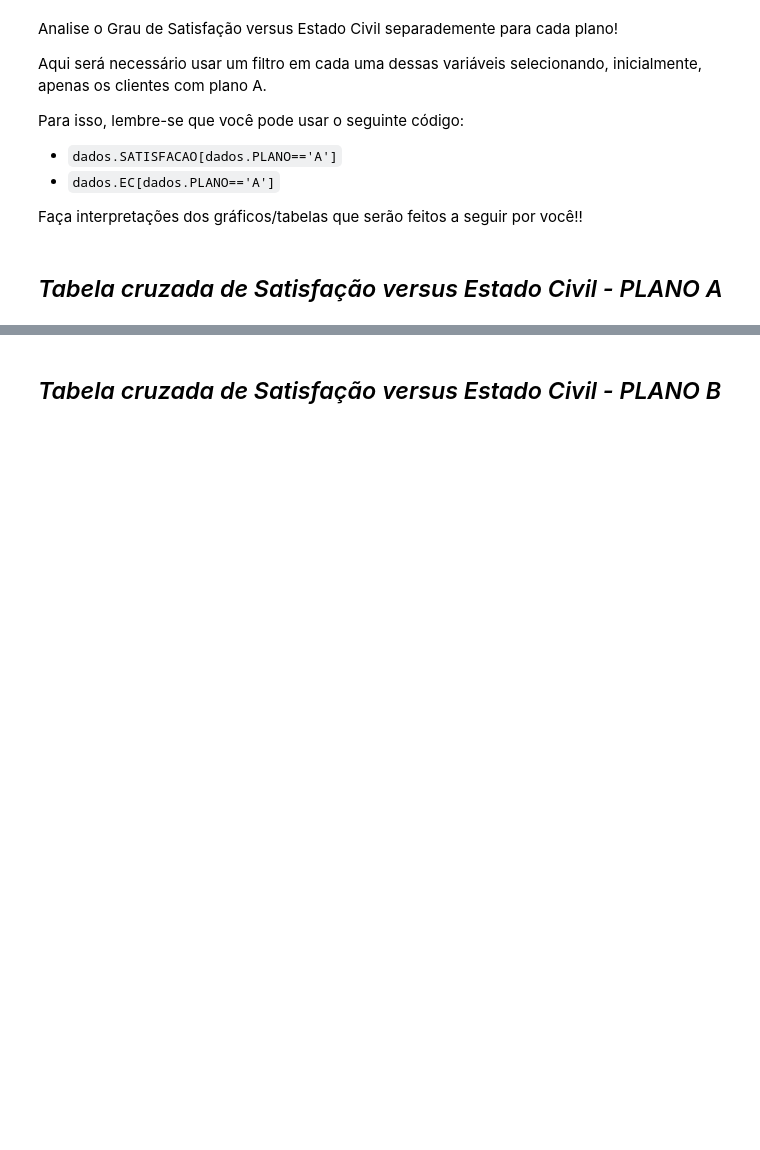
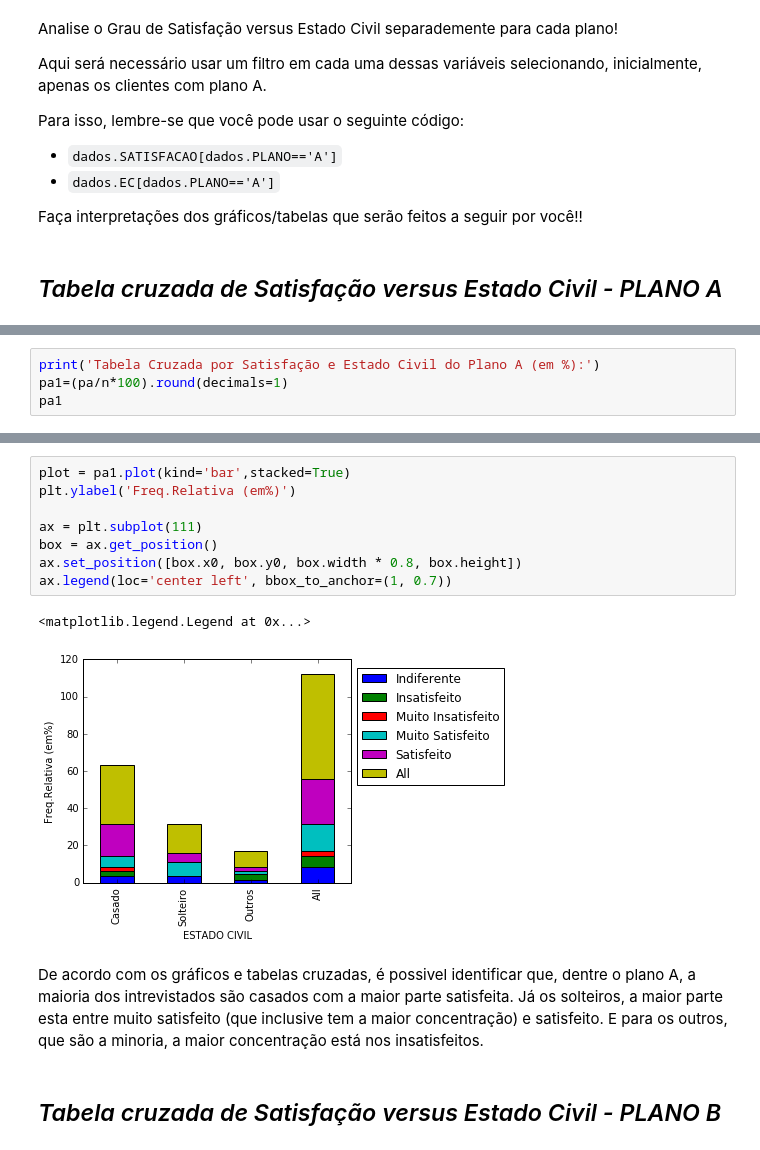
Before and after one commit to brunodratcu/CD1S17, a Jupyter notebook: Aula2/Aula02 Análise Exploratoria Variáveis Qualitativas.ipynb, the cells around one changed output, grey strips where cells are left out. Cells and saved outputs as stored; diff of their text form; blank space fills up the shorter version.

```diff
--- a/Aula2/Aula02 Análise Exploratoria Variáveis Qualitativas.ipynb
+++ b/Aula2/Aula02 Análise Exploratoria Variáveis Qualitativas.ipynb
@@ -350,0 +370,4 @@ ct
+# %%
+print('Tabela Cruzada por Satisfação e Estado Civil do Plano A (em %):')
+pa1=(pa/n*100).round(decimals=1)
+pa1
@@ -351,2 +382,15 @@ ct
+# %%
+plot = pa1.plot(kind='bar',stacked=True)
+plt.ylabel('Freq.Relativa (em%)')
+
+ax = plt.subplot(111)
+box = ax.get_position()
+ax.set_position([box.x0, box.y0, box.width * 0.8, box.height])
+ax.legend(loc='center left', bbox_to_anchor=(1, 0.7))
+# %% [output]
+<matplotlib.legend.Legend at 0x...>
+[figure, added]
+# %% [markdown]
+De acordo com os gráficos e tabelas cruzadas, é possivel identificar que, dentre o plano A, a maioria dos intrevistados são casados com a maior parte satisfeita. Já os solteiros, a maior parte esta entre muito satisfeito (que inclusive tem a maior concentração) e satisfeito. E para os outros, que são a minoria, a maior concentração está nos insatisfeitos.
 # %% [markdown]
 ## *Tabela cruzada de Satisfação versus Estado Civil - PLANO B*
```
Also changed, not shown: parts of 8 cells of this notebook.
